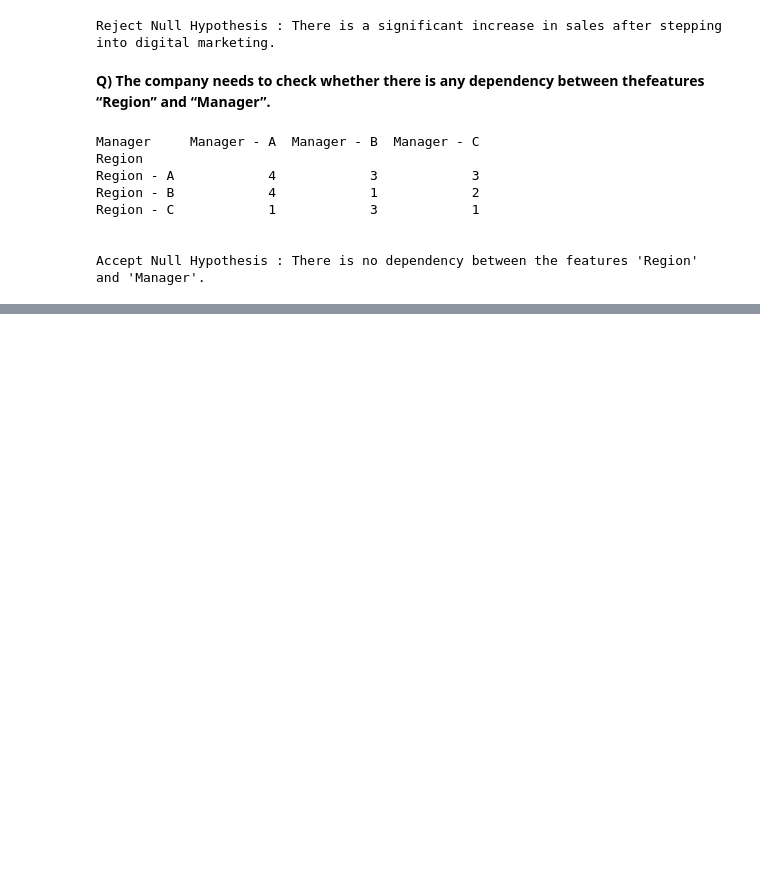
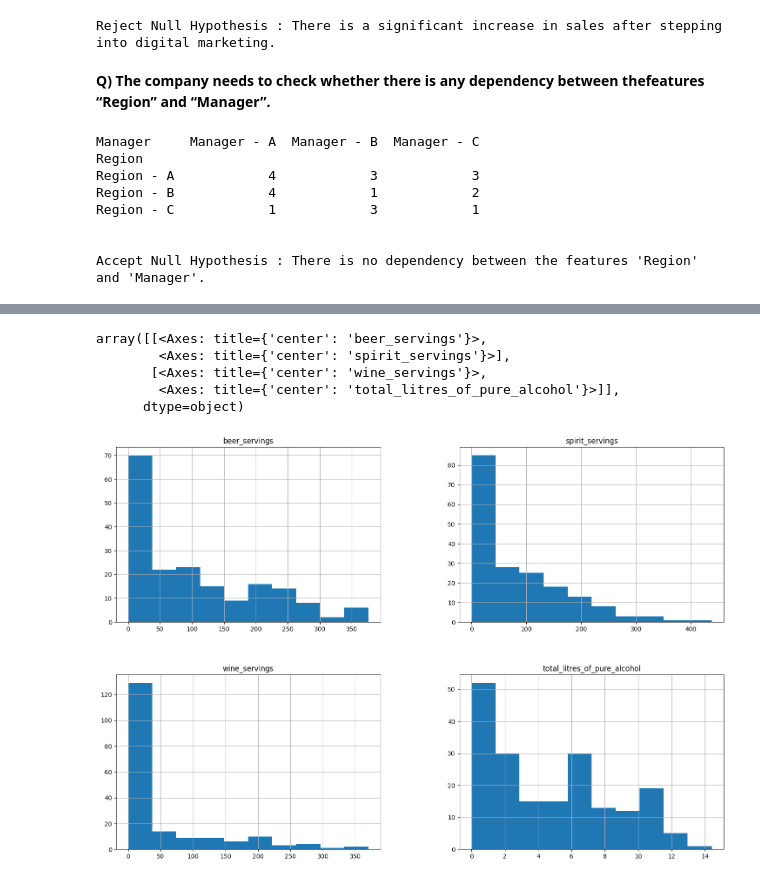
Before and after one commit to thedemonKingx1337/DSA_ICTAK_PythonBase, a Jupyter notebook: DSA_PythonBase.ipynb, the cells around one changed output, grey strips where cells are left out. Drawn from its saved outputs; the diff is of its cells as text; code cells hidden in the pictures; blank space fills up the shorter version.

```diff
--- a/DSA_PythonBase.ipynb
+++ b/DSA_PythonBase.ipynb
@@ -2181,0 +2580,3 @@ Accept Null Hypothesis : There is no dependency between the features 'Region' an
+# %%
+data = pd.read_csv("/content/beer-servings.csv", index_col=0)
+data.head()
@@ -2181,0 +2600,10 @@ Accept Null Hypothesis : There is no dependency between the features 'Region' an
+# %%
+freqgraph = data.select_dtypes (include='float64')
+freqgraph.hist(figsize=(18,12))
+# %% [output]
+array([[<Axes: title={'center': 'beer_servings'}>,
+        <Axes: title={'center': 'spirit_servings'}>],
+       [<Axes: title={'center': 'wine_servings'}>,
+        <Axes: title={'center': 'total_litres_of_pure_alcohol'}>]],
+      dtype=object)
+[figure, added]
```
Also changed, not shown: parts of 75 cells of this notebook.
